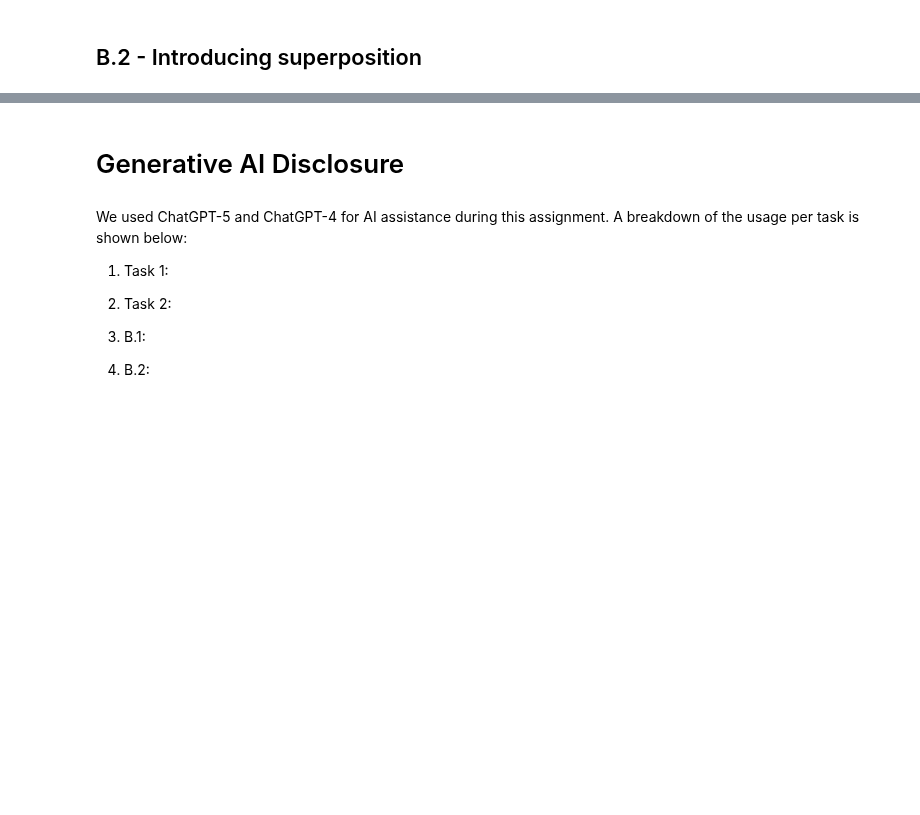
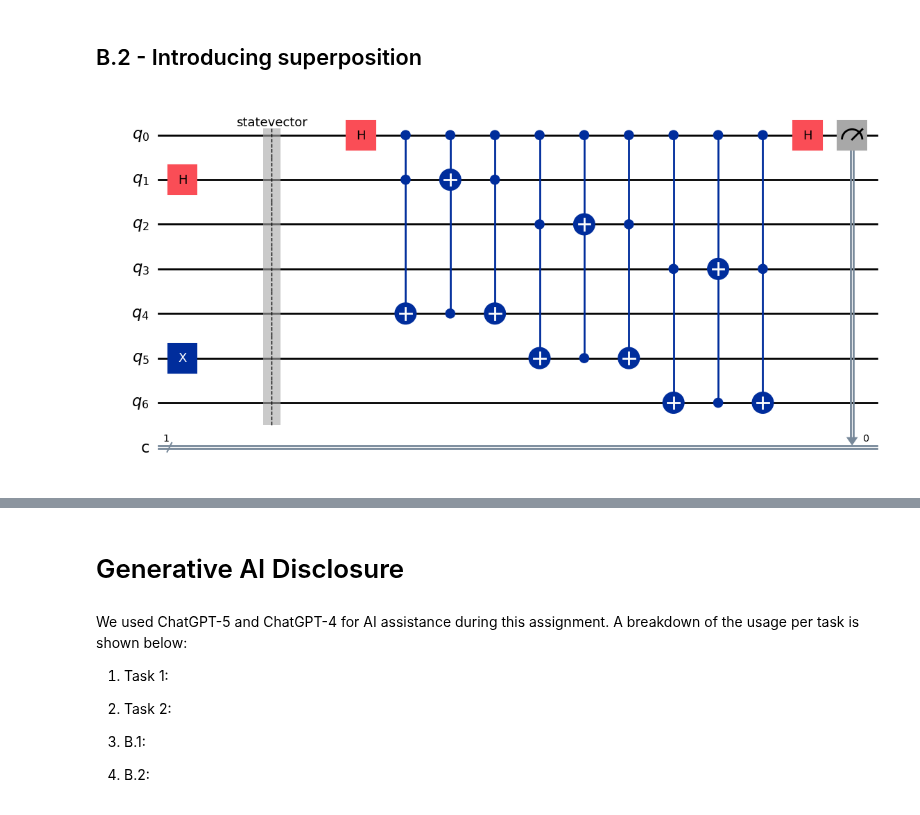
Before and after one commit to ScottMcHaffie/DD2367_Projects, a Jupyter notebook: DD2367_Assignment2.ipynb, the cells around one changed output, grey strips where cells are left out. Drawn from its saved outputs; the diff is of its cells as text; code cells hidden in the pictures; blank space fills up the shorter version.

```diff
--- a/DD2367_Assignment2.ipynb
+++ b/DD2367_Assignment2.ipynb
@@ -285,2 +280,69 @@ print (sim_probs)
 # %% [markdown]
 ## B.2 - Introducing superposition ##
+# %%
+def init_qc(k: int):
+
+    iRqc = QuantumCircuit(3, name="R")
+
+    # specify state of R register based on k (input)
+    binary_k = bin(k)[2:]
+    binary_k = binary_k[::-1]
+    for bin_val_idx in range(0, len(binary_k)):
+        if binary_k[bin_val_idx] == '1':
+            iRqc.x(bin_val_idx)
+
+    # iRqc.save_statevector()
+    # iRsv = statevector_from_aer(iRqc)
+    # QubitSystem(iRsv, label="Connected Registers").viz_circle()
+
+    # L register initialisation
+    iLqc = QuantumCircuit(3, name="L")
+    iLqc.h(0)
+
+    # Tensor product of L & R registers (6-qubits)
+    iSTqc = iRqc.tensor(iLqc)
+
+    # Control Qubit & Classical Bit initialisation
+    iOqc = QuantumCircuit(1, 1, name="Output")
+
+    # Full tensor product (7-qubits)
+    iSTqc = iSTqc.tensor(iOqc)
+
+    iSTqc.save_statevector()
+    iSTsv = statevector_from_aer(iSTqc)
+    # QubitSystem(iSTsv, label="Connected Registers").viz_circle()
+
+
+    # FIDELITY SWAP TEST
+    # apply Hadamard to control
+    iSTqc.h(0)
+
+    # we want to build a SWAP gate with three cx gates
+    for i in range (1, 4):
+        iSTqc.ccx(0, i, i+3)
+        iSTqc.ccx(0, i+3, i)
+        iSTqc.ccx(0, i, i+3)
+
+    # apply Hadamard again
+    iSTqc.h(0)
+
+    # Measure output qubit
+    # iSTqc.measure(0, 0)
+
+
+    return iSTqc
+
+
+
+
+STqc5 = init_qc(2)
+STqc5.measure(0, 0)
+STqc5.draw("mpl")
+# plt.show()
+
+
+
+
+# print ("fidelity:", fc(STqc5, 10_000))
+# %% [output]
+[figure, added]
```
Also changed, not shown: parts of 5 cells of this notebook.
